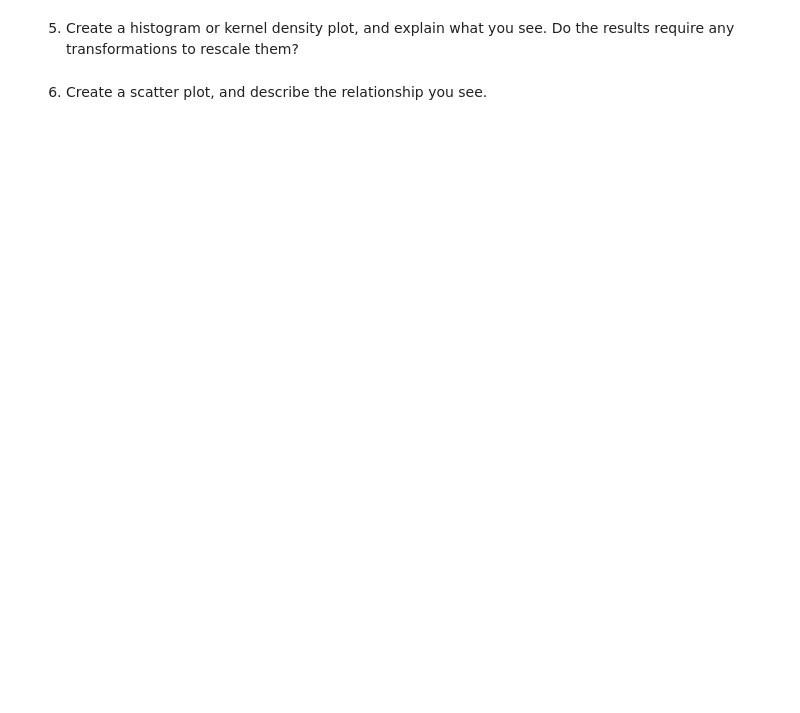
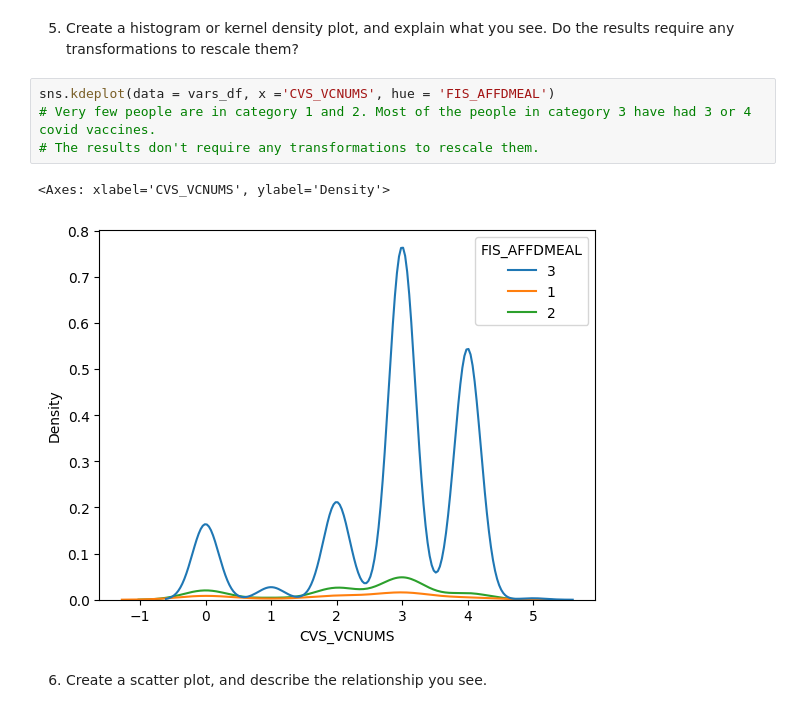
Before and after one commit to awhitehouse1/visualization, a Jupyter notebook: assignment/assignment.ipynb, the cells around one changed output. Drawn from its saved outputs; the diff is of its cells as text; blank space fills up the shorter version.

```diff
--- a/assignment/assignment.ipynb
+++ b/assignment/assignment.ipynb
@@ -264,4 +301,11 @@ df
 # %% [markdown]
 5. Create a histogram or kernel density plot, and explain what you see. Do the results require any transformations to rescale them?
+# %%
+sns.kdeplot(data = vars_df, x ='CVS_VCNUMS', hue = 'FIS_AFFDMEAL')
+# Very few people are in category 1 and 2. Most of the people in category 3 have had 3 or 4 covid vaccines.
+# The results don't require any transformations to rescale them.
+# %% [output]
+<Axes: xlabel='CVS_VCNUMS', ylabel='Density'>
+[figure, added]
 # %% [markdown]
 6. Create a scatter plot, and describe the relationship you see.
```
Also changed, not shown: parts of 9 cells of this notebook.
